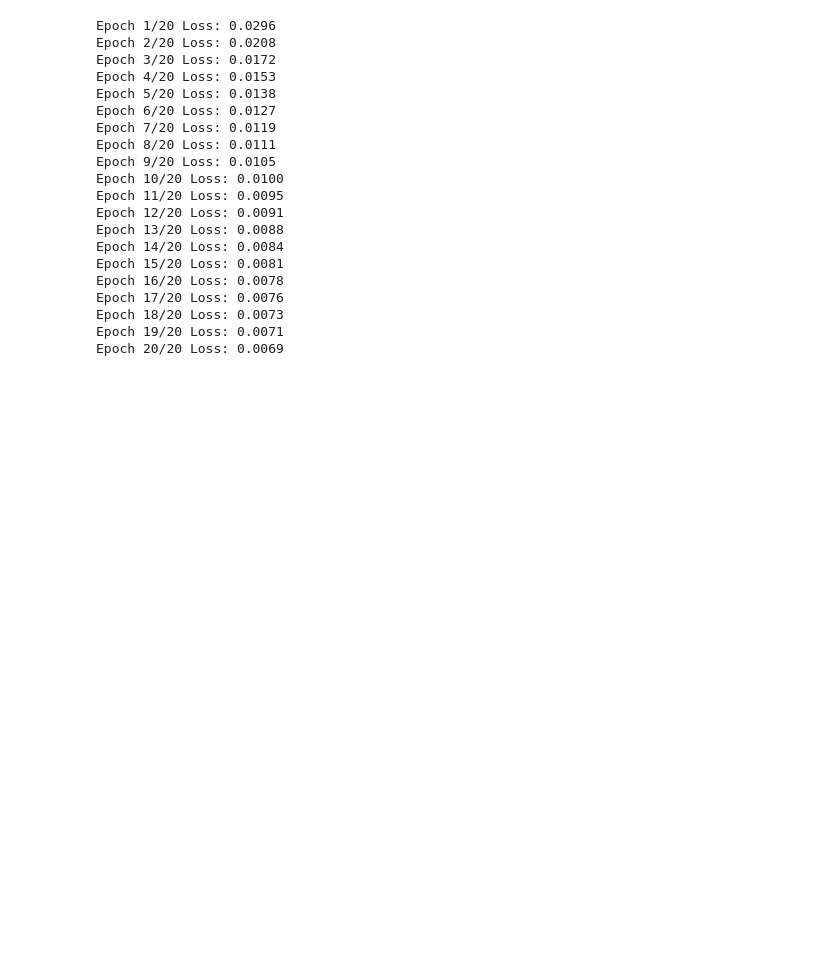
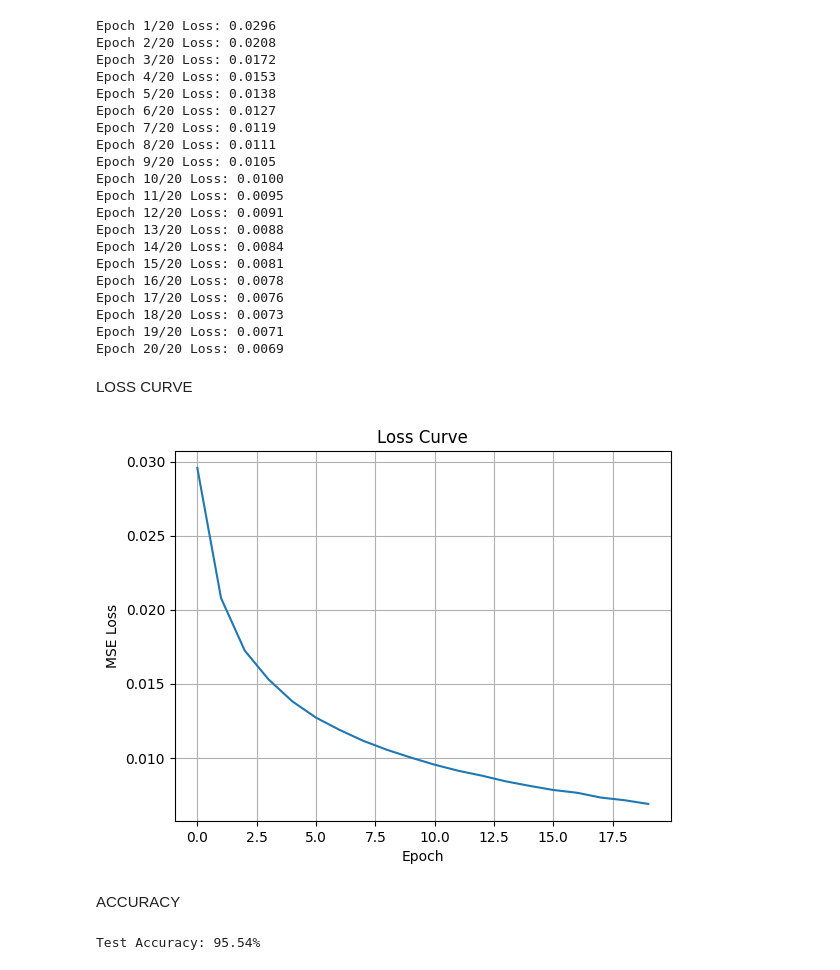
Before and after one commit to hammad-muddassir/mvc-mlp--25i-2617, a Jupyter notebook: src/25i_2617_mvc.ipynb, the cells around one changed output. Saved outputs shown, nothing was run; the diff lists cells and outputs as text; code cells hidden in the pictures; blank space fills up the shorter version.

Commit message:
Worked on Loss curve , accuracy and sample predictions , sample predictions
Wrote code to plot the loss curve
Wrote code to determine the accuracy
Wrote code to display the sample predictions

```diff
--- a/src/25i_2617_mvc.ipynb
+++ b/src/25i_2617_mvc.ipynb
@@ -167,3 +167,27 @@ Epoch 17/20 Loss: 0.0076
 Epoch 18/20 Loss: 0.0073
 Epoch 19/20 Loss: 0.0071
 Epoch 20/20 Loss: 0.0069
+# %% [markdown]
+LOSS CURVE
+# %%
+plt.figure()
+plt.plot(loss_history)
+plt.xlabel("Epoch")
+plt.ylabel("MSE Loss")
+plt.title("Loss Curve")
+plt.grid()
+plt.savefig("loss.png")
+plt.show()
+# %% [output]
+[figure, added]
+# %% [markdown]
+ACCURACY
+# %%
+_,_,_,_,_,A3_test = forward_pass(X_test, W1,b1,W2,b2,W3,b3)
+
+predictions = np.argmax(A3_test, axis=1)
+accuracy = np.mean(predictions == Y_test) * 100
+
+print(f"Test Accuracy: {accuracy:.2f}%")
+# %% [output]
+Test Accuracy: 95.54%
```
Also changed, not shown: parts of 2 cells of this notebook, 2 other files.
